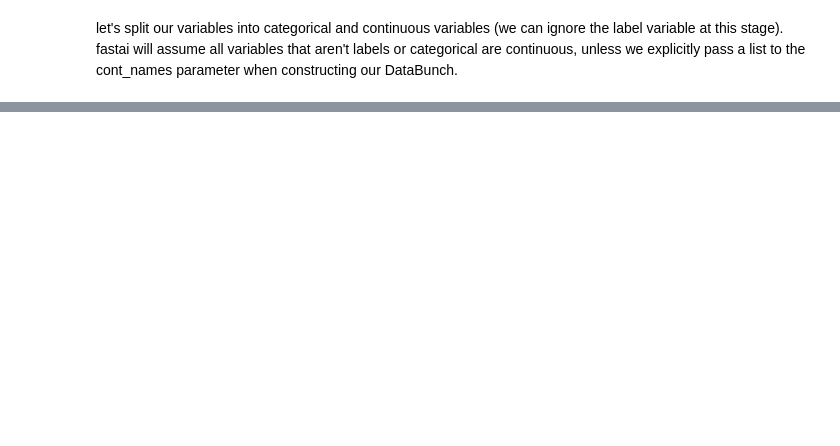
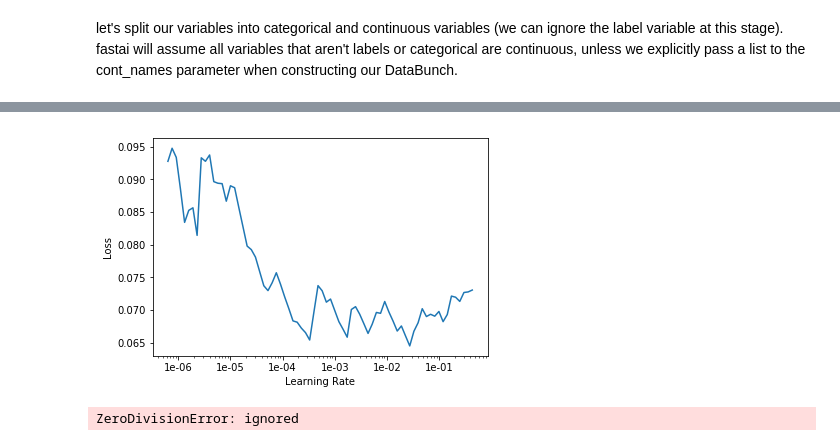
Before and after one commit to gmaggiotti/fastai, a Jupyter notebook: notebooks/ER_estimator.ipynb, the cells around one changed output, grey strips where cells are left out. Drawn from its saved outputs; the diff is of its cells as text; code cells hidden in the pictures; blank space fills up the shorter version.

Commit message:
Adding Beta score and f1

```diff
--- a/notebooks/ER_estimator.ipynb
+++ b/notebooks/ER_estimator.ipynb
@@ -73,0 +67,4 @@ cat_names
+# %%
+label = 'response'
+cat_names = [cat for cat in df.columns][:-1]
+cat_names
@@ -73,0 +91,3 @@ cat_names
+# %%
+data = TabularDataBunch.from_df(".", df, label, valid_idx=valid_idx, procs=procs, cat_names=cat_names)
+print(data.train_ds.cont_names)
@@ -73,0 +110,4 @@ cat_names
+# %%
+f1_score =FBeta(average='macro',beta = 1) #partial(fbeta, thresh=0.2, beta = 1)
+learn = tabular_learner(data, layers=[200,100], emb_szs={'r_platform': 10}, metrics=[accuracy,f1_score])
+learn.fit_one_cycle(2)
@@ -73,0 +125,9 @@ cat_names
+# %%
+learn.recorder.plot()
+# %% [output]
+[figure, added]
+# %%
+learn.unfreeze()
+learn.fit_one_cycle(3, max_lr=slice(1e-4,1e-1))
+# %% [output]
+ZeroDivisionError: ignored
```
Also changed, not shown: parts of 18 cells of this notebook, 1 other file.
